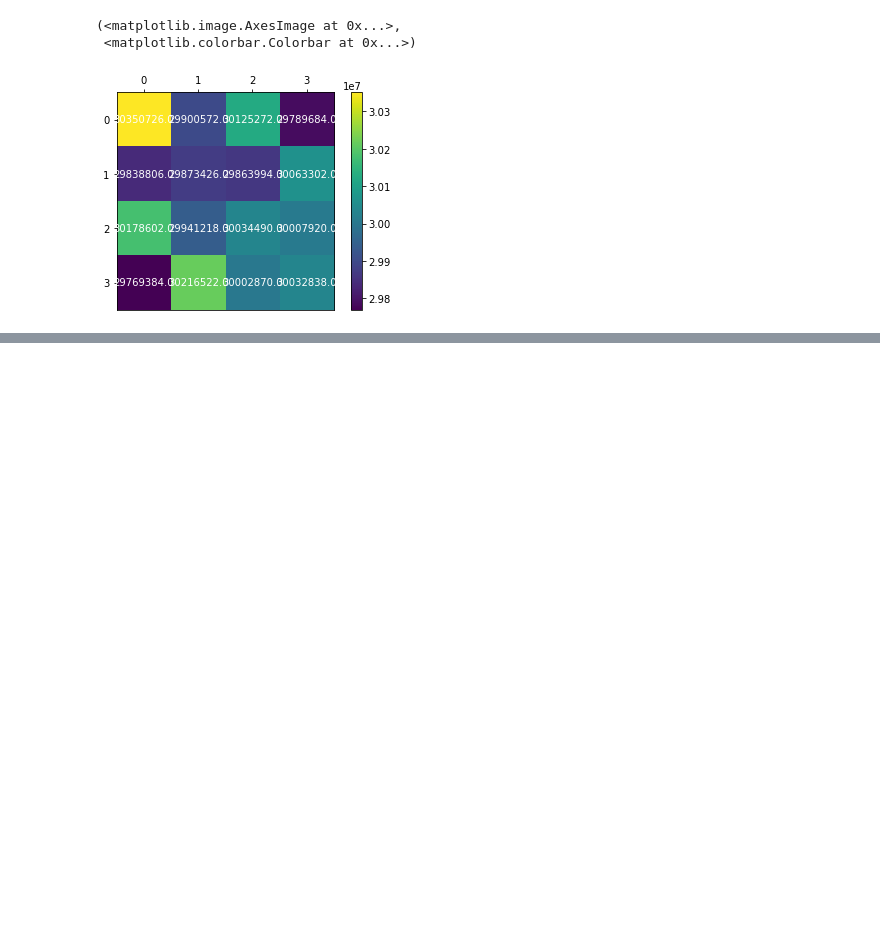
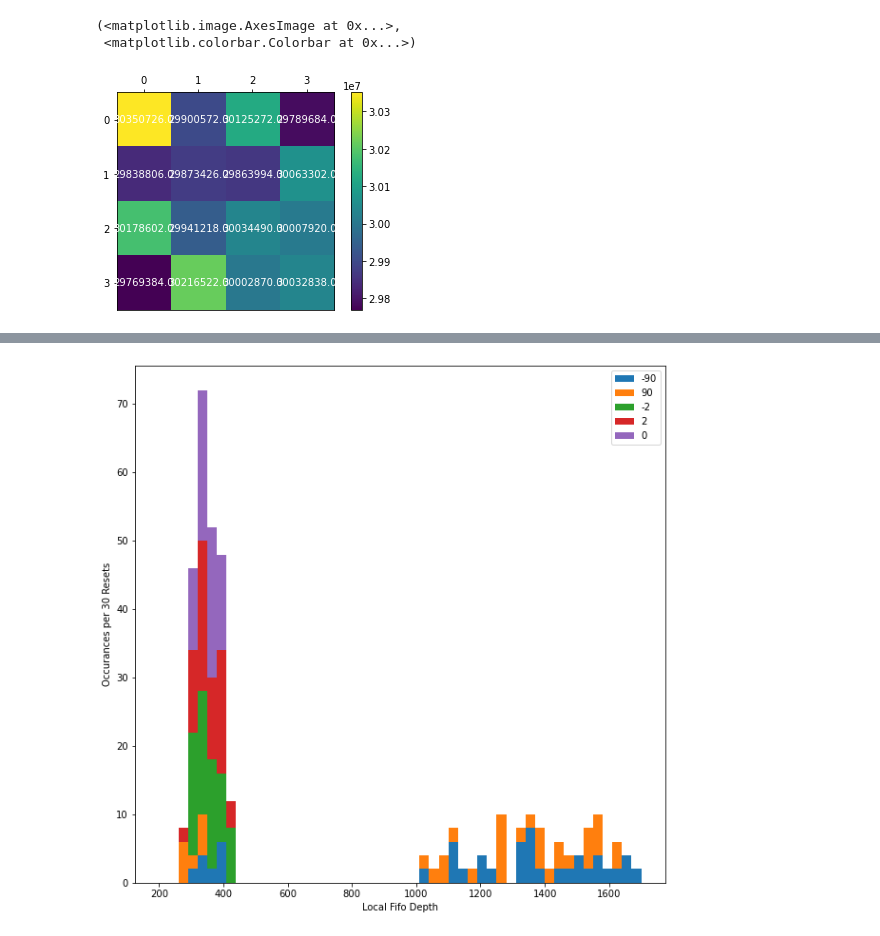
Before and after one commit to kkeefe/neutAna, a Jupyter notebook: simulation-software/notebooks/test.ipynb, the cells around one changed output, grey strips where cells are left out. Saved outputs shown, nothing was run; the diff lists cells and outputs as text; code cells hidden in the pictures; blank space fills up the shorter version.

```diff
--- a/simulation-software/notebooks/test.ipynb
+++ b/simulation-software/notebooks/test.ipynb
@@ -233,0 +301,17 @@ getting ax
+# %%
+thetaData, labels = [], ['-90', '90', '-2', '2', '0']
+thetaData.append(neut_df[neut_df["t"] == -90]["99"])
+thetaData.append(neut_df[neut_df["t"] == 90]["99"])
+thetaData.append(neut_df[neut_df["t"] == -2]["99"])
+thetaData.append(neut_df[neut_df["t"] == 2]["99"])
+thetaData.append(neut_df[neut_df["t"] == 0]["99"])
+
+
+fig, ax = plt.subplots(figsize=(10,10))
+ax.hist(thetaData, stacked=True, histtype='bar', bins=50, range=(200,1700), label=labels)
+ax.legend()
+ax.set_xlabel("Local Fifo Depth")
+ax.set_ylabel("Occurances per 30 Resets")
+plt.savefig("./pdfs/df_theta_cut.png")
+# %% [output]
+[figure, added]
```
Also changed, not shown: parts of 7 cells of this notebook, 3 other files.
